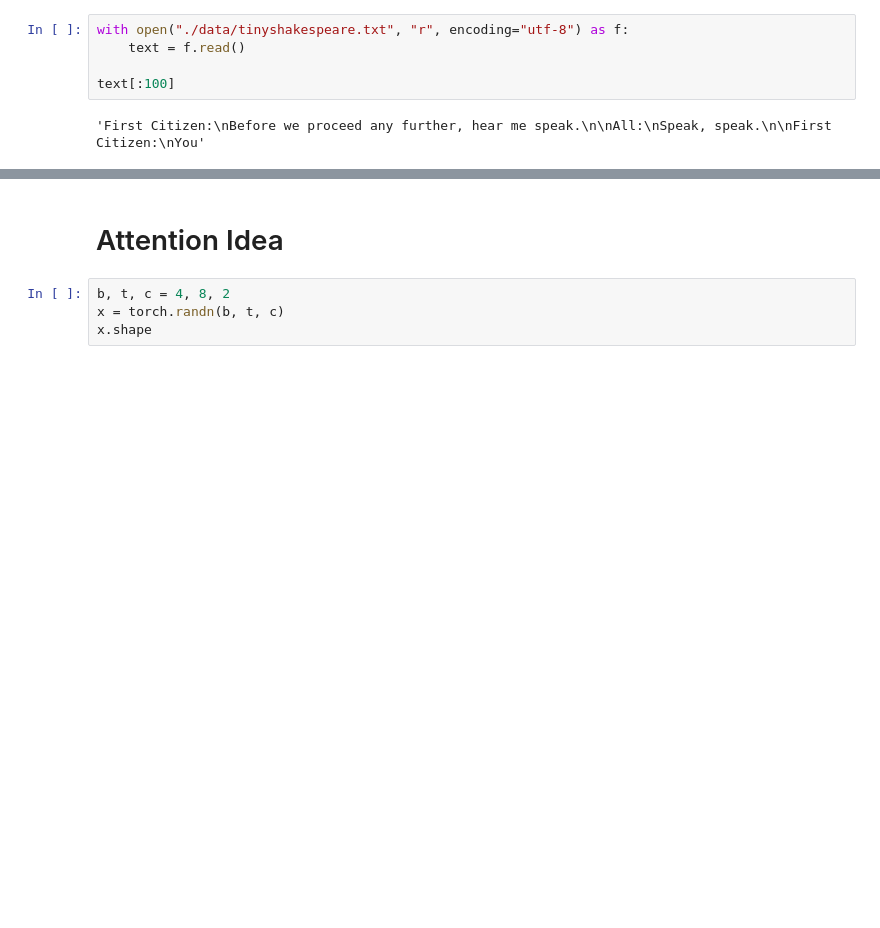
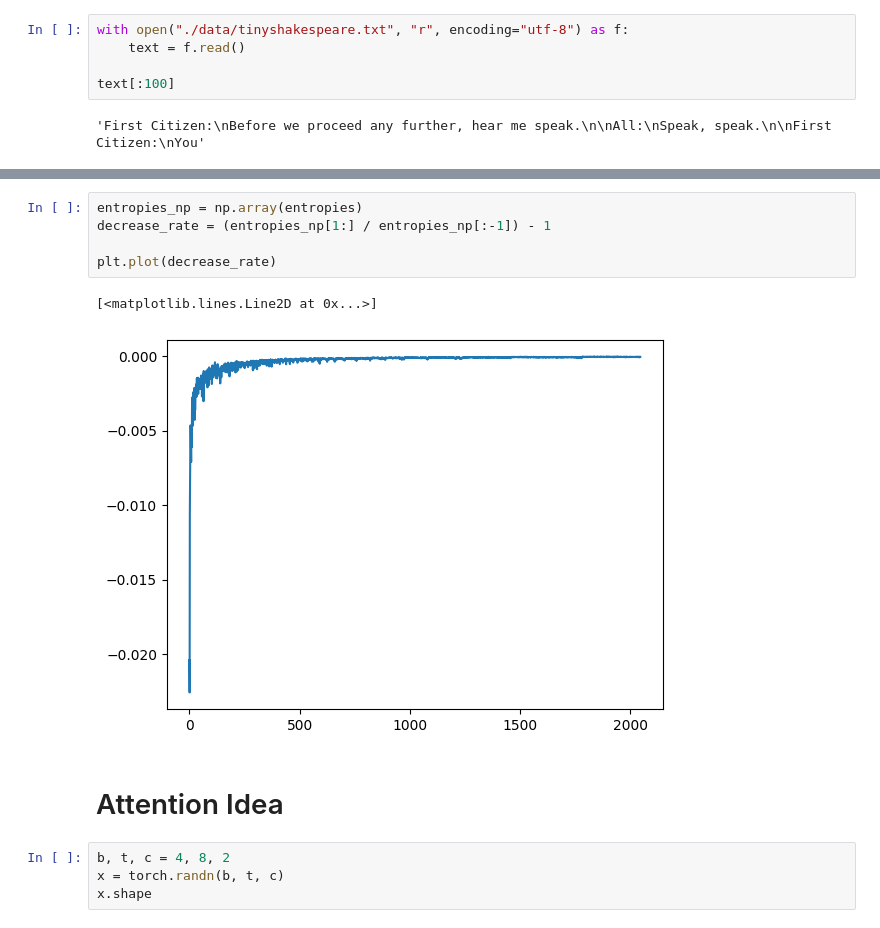
Before and after one commit to K-Grachev-2106756/hardcore_ml, a Jupyter notebook: nlp_transformer.ipynb, the cells around one changed output, grey strips where cells are left out. Saved outputs shown, nothing was run; the diff lists cells and outputs as text; blank space fills up the shorter version.

```diff
--- a/nlp_transformer.ipynb
+++ b/nlp_transformer.ipynb
@@ -54,3 +216,11 @@ n = int(0.9 * len(data))
+# %%
+entropies_np = np.array(entropies)
+decrease_rate = (entropies_np[1:] / entropies_np[:-1]) - 1
+
+plt.plot(decrease_rate)
+# %% [output]
+[<matplotlib.lines.Line2D at 0x...>]
+[figure, added]
 # %% [markdown]
 # Attention Idea
 # %%
```
Also changed, not shown: parts of 16 cells of this notebook.
